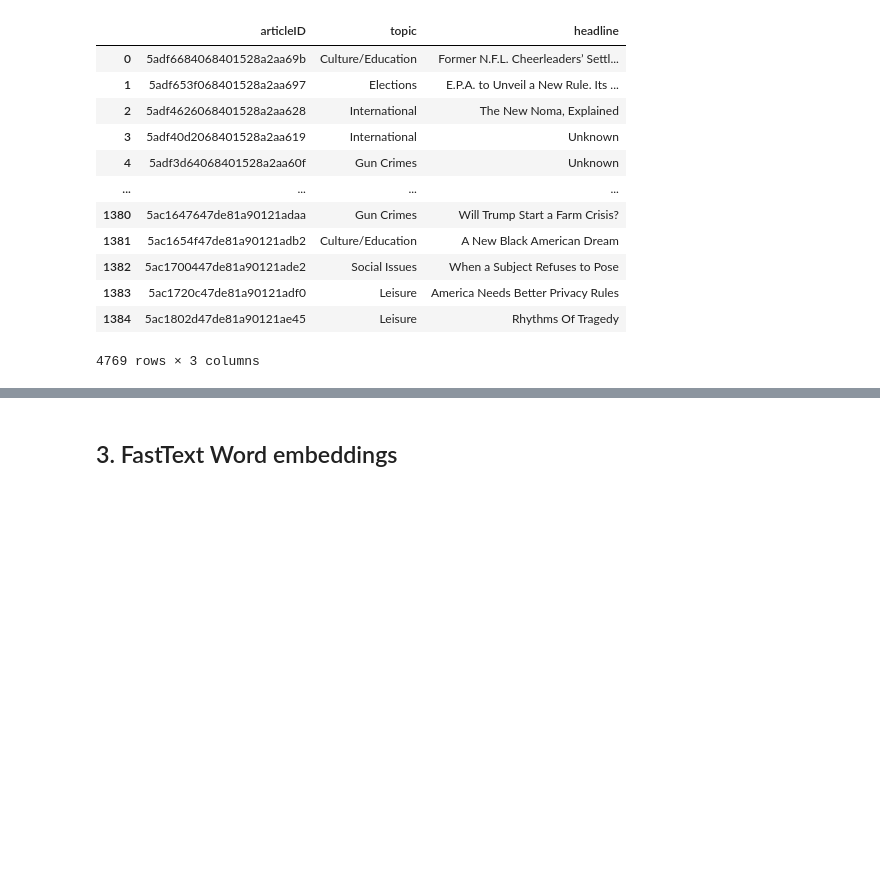
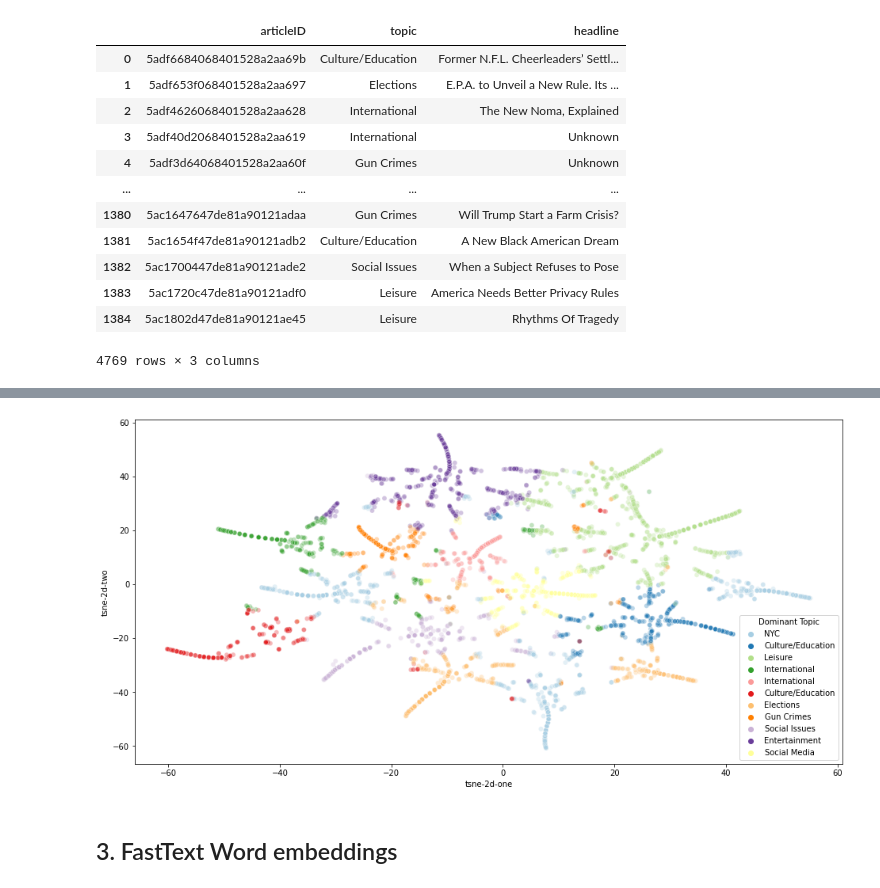
Before and after one commit to advanced-ml-project/project, a Jupyter notebook: topics_articles.ipynb, the cells around one changed output, grey strips where cells are left out. Drawn from its saved outputs; the diff is of its cells as text; code cells hidden in the pictures; blank space fills up the shorter version.

```diff
--- a/topics_articles.ipynb
+++ b/topics_articles.ipynb
@@ -363,3 +363,18 @@ articles[['articleID','topic', 'headline']]
 4769 rows × 3 columns
 # %%
 articles[['articleID','topic', 'headline']].to_csv('data/articles.csv')
+# %%
+from sklearn.manifold import TSNE
+import numpy as np
+# Array of topic weights
+weights = topic_weights.fillna(0).values
+# Keep the well separated points (optional)
+#arr = arr[np.amax(arr, axis=1) > 0.35]
+# Dominant topic number in each doc
+#topic_num = np.argmax(arr, axis=1)
+# %%
+# tSNE Dimension Reduction
+tsne_model = TSNE(n_components=2, verbose=1,
+                  random_state=0, angle=.99, init='pca', perplexity=30)
+print(tsne_model)
+tsne_lda = tsne_model.fit_transform(weights)
@@ -366,3 +397,21 @@ articles[['articleID','topic', 'headline']].to_csv('data/articles.csv')
+# %%
+topic_weights['dominant']= dominant_topics['topic_name']
+# %%
+topic_weights['tsne-2d-one'] = tsne_lda[:,0]
+topic_weights['tsne-2d-two'] = tsne_lda[:,1]
+
+fig, ax1 = plt.subplots(figsize=(16, 8))
+
+sns.scatterplot(x="tsne-2d-one", y="tsne-2d-two",
+                hue="dominant",
+                palette=sns.color_palette("Paired",
+                                          topic_weights.dominant.nunique()),
+                data=topic_weights,legend="full",alpha=0.3, ax=ax1)
+
+lines, labels = ax1.get_legend_handles_labels()
+ax1.legend(handles=lines[1:],labels=topics, title='Dominant Topic');
+# %% [output]
+[figure, added]
 # %% [markdown]
 ## 3. FastText Word embeddings
 # %%
```
Also changed, not shown: parts of 2 cells of this notebook, 1 other file.
